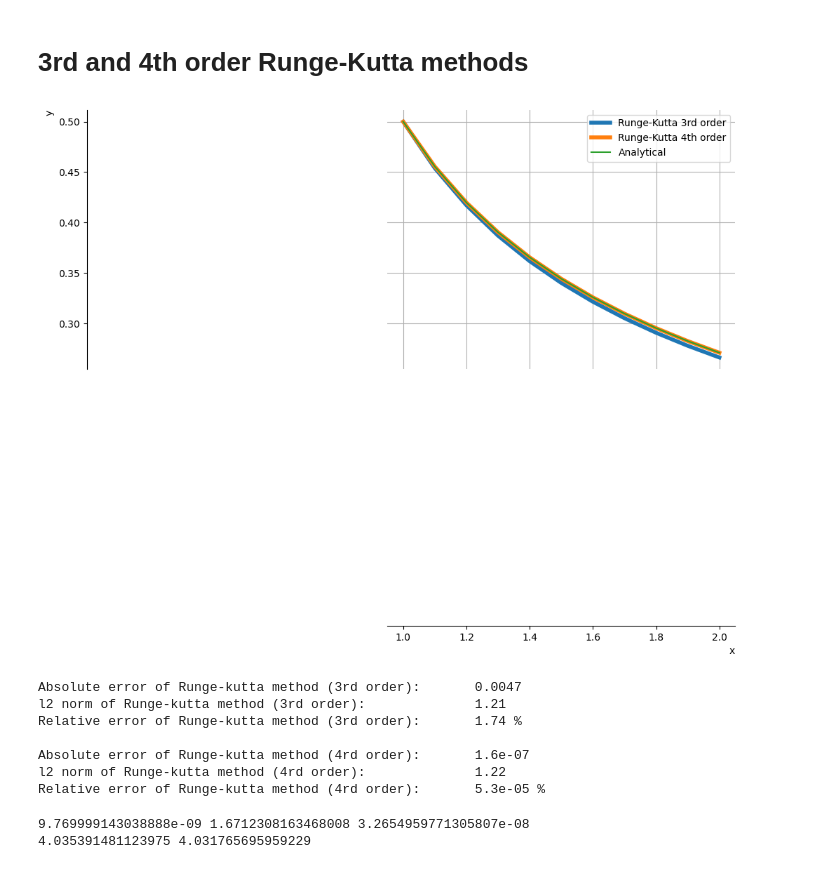
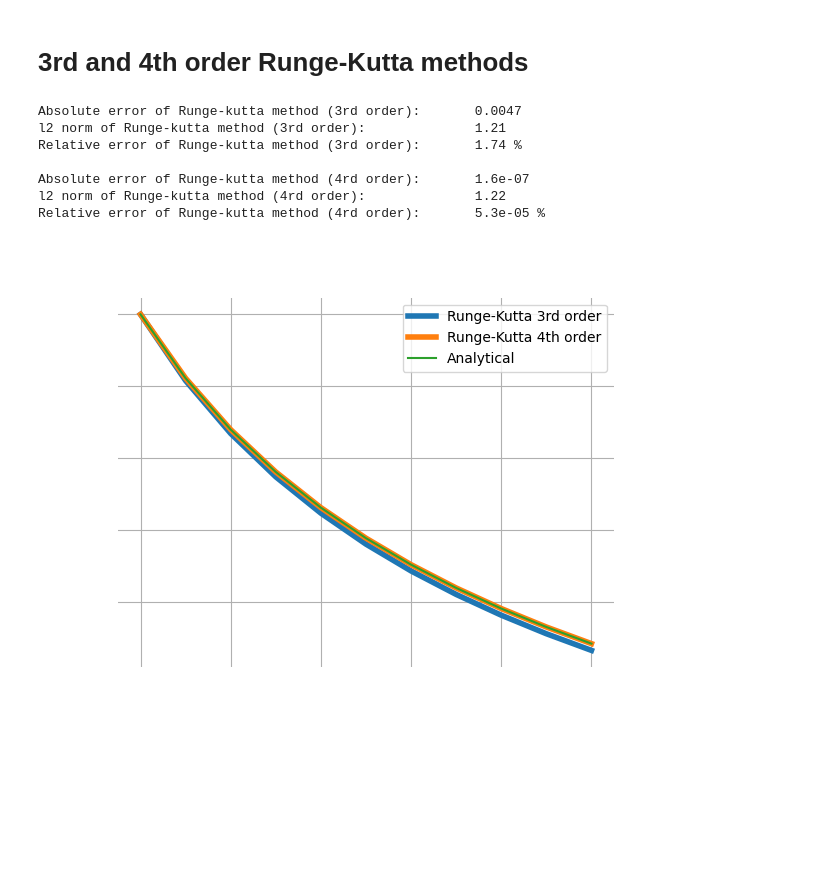
Before and after one commit to pointDeceit0/numerical-methods, a Jupyter notebook: src/numerics/lab06.ipynb, the cells around one changed output. Cells and saved outputs as stored; diff of their text form; code cells hidden in the pictures; blank space fills up the shorter version.

Commit message:
Fixed errors

```diff
--- a/src/numerics/lab06.ipynb
+++ b/src/numerics/lab06.ipynb
@@ -161,29 +167,19 @@ def rkutta4(domain: list[float], y0: float, h=None) -> list[float]:
 
     return y
 # %%
+%matplotlib ipympl
+
 y_rk3 = rkutta3(domain, y0, h)
 y_rk4 = rkutta4(domain, y0, h)
-y_rk4 = rkutta4(domain, y0, h)
-print_funcan(domain, y_rk3, y_rk4, names=["Runge-Kutta 3rd order", "Runge-Kutta 4th order"], func=sol)
-errors(y_rk3, domain, name="Runge-kutta method (3rd order)")
-abs_err1, l21, rel_err1 = errors(y_rk4, domain, name="Runge-kutta method (4rd order)")
+print_graphs(domain, y_rk3, y_rk4, names=["Runge-Kutta 3rd order", "Runge-Kutta 4th order"], func=sol)
+arg31, lrg31, rrg31 = errors(y_rk3, domain, name="Runge-kutta method (3rd order)")
+arg41, lrg41, rrg41 = errors(y_rk4, domain, name="Runge-kutta method (4rd order)")
 # %% [output]
+Absolute error of Runge-kutta method (3rd order):       0.0047
+l2 norm of Runge-kutta method (3rd order):              1.21
+Relative error of Runge-kutta method (3rd order):       1.74 %
+
+Absolute error of Runge-kutta method (4rd order):       1.6e-07
+l2 norm of Runge-kutta method (4rd order):              1.22
+Relative error of Runge-kutta method (4rd order):       5.3e-05 %
-[figure, old version]
+[figure, new version]
-Absolute error of Runge-kutta method (3rd order):       0.0047
-l2 norm of Runge-kutta method (3rd order):              1.21
-Relative error of Runge-kutta method (3rd order):       1.74 %
-
-Absolute error of Runge-kutta method (4rd order):       1.6e-07
-l2 norm of Runge-kutta method (4rd order):              1.22
-Relative error of Runge-kutta method (4rd order):       5.3e-05 %
-# %%
-h2 = 0.05
-domain = np.arange(a, b + h2, h2)
-y_rk3_2 = rkutta4(domain, y0, h2)
-abs_err2, l22, rel_err2 = errors(y_rk3_2, domain, prnt=False)
-print(abs_err2, l22, rel_err2)
-
-print(np.log2(abs_err1 / abs_err2), np.log2(rel_err1 / rel_err2))
-# %% [output]
-9.769999143038888e-09 1.6712308163468008 3.2654959771305807e-08
-4.035391481123975 4.031765695959229
```
Also changed, not shown: parts of 8 cells of this notebook.
